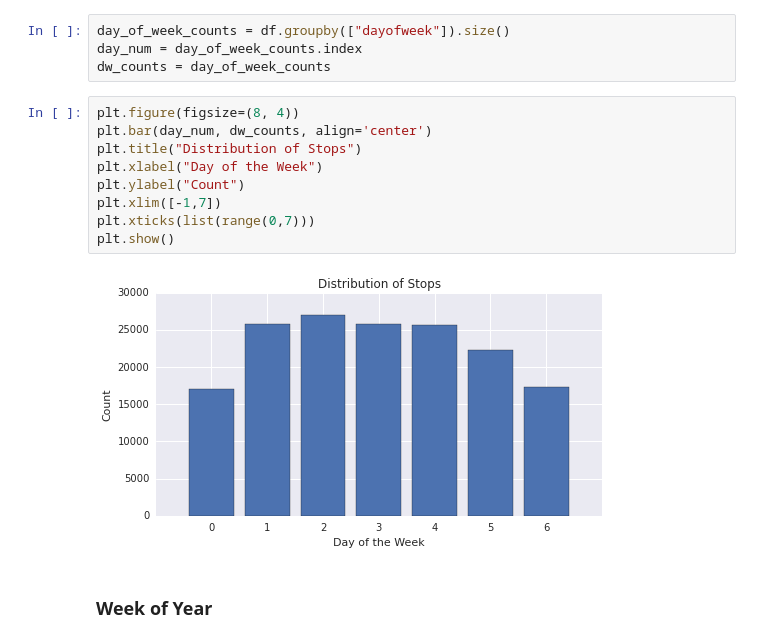
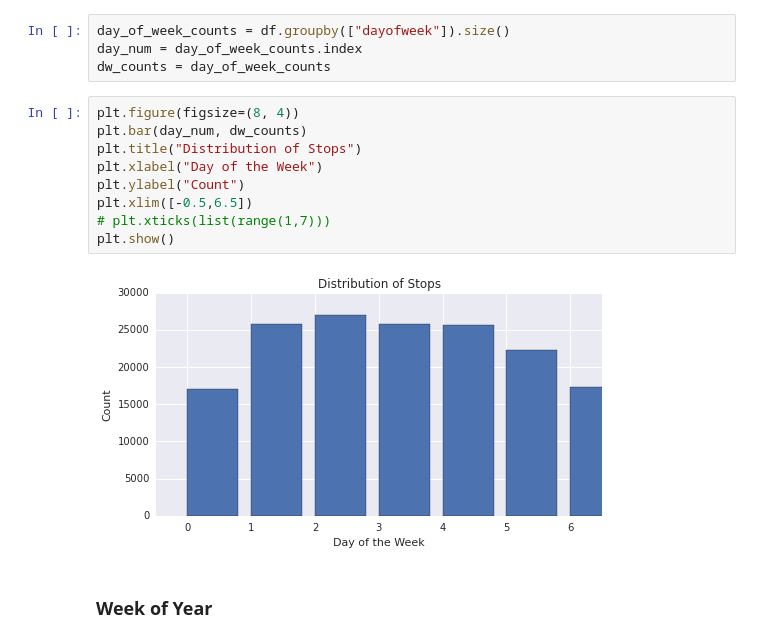
Before and after one commit to garethdavidjones/NYCFrisk, a Jupyter notebook: Exploration.ipynb, the cells around one changed output. Saved outputs shown, nothing was run; the diff lists cells and outputs as text.

```diff
--- a/Exploration.ipynb
+++ b/Exploration.ipynb
@@ -178,15 +155,15 @@ day_num = day_of_week_counts.index
 dw_counts = day_of_week_counts
 # %%
 plt.figure(figsize=(8, 4))
-plt.bar(day_num, dw_counts, align='center')
+plt.bar(day_num, dw_counts)
 plt.title("Distribution of Stops")
 plt.xlabel("Day of the Week")
 plt.ylabel("Count")
-plt.xlim([-1,7])
-plt.xticks(list(range(0,7)))
+plt.xlim([-0.5,6.5])
+# plt.xticks(list(range(1,7)))
 plt.show()
 # %% [output]
-[figure, old version]
+[figure, new version]
 # %% [markdown]
 ### Week of Year
 # %%
```
Also changed, not shown: parts of 8 cells of this notebook.
